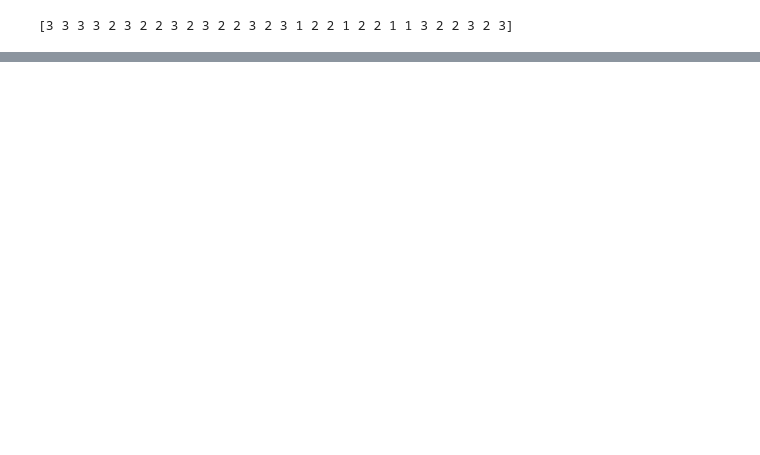
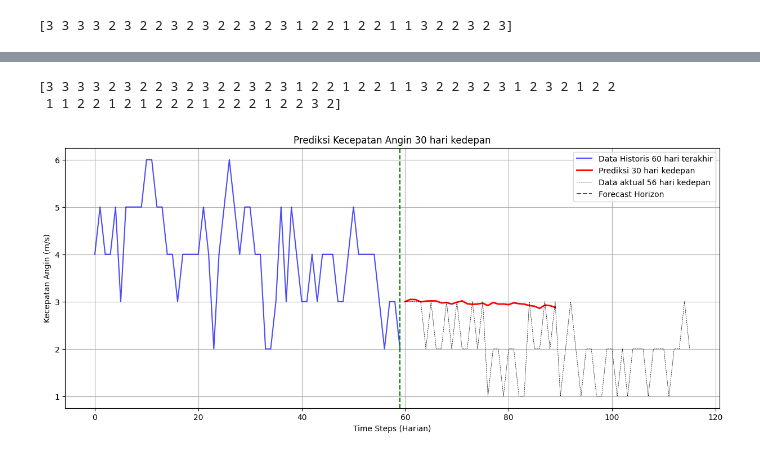
Before and after one commit to mahadidn/wind-speed-forecasting, a Jupyter notebook: code/multioutput_bilstm_att_univariate.ipynb, the cells around one changed output, grey strips where cells are left out. Drawn from its saved outputs; the diff is of its cells as text; code cells hidden in the pictures; blank space fills up the shorter version.

```diff
--- a/code/multioutput_bilstm_att_univariate.ipynb
+++ b/code/multioutput_bilstm_att_univariate.ipynb
@@ -500,0 +499,31 @@ plt.show()
+# %%
+# load csv untuk data aktual terbaru 30 hari kedepan
+next_56_actual = pd.read_csv('https://raw.githubusercontent.com/mahadidn/wind-speed-forecasting/refs/heads/main/datasets/next-56.csv')
+array_next_56_actual = next_56_actual['FF_AVG'].values
+print(array_next_56_actual)
+# %% [output]
+[3 3 3 3 2 3 2 2 3 2 3 2 2 3 2 3 1 2 2 1 2 2 1 1 3 2 2 3 2 3 1 2 3 2 1 2 2
+ 1 1 2 2 1 2 1 2 2 2 1 2 2 2 1 2 2 3 2]
+# %%
+# Plot prediksi masa depan
+plt.figure(figsize=(15, 6))
+
+# Plot beberapa data terakhir sebagai konteks
+context_data = latest_sequence_raw
+context_x = range(len(context_data))
+future_x = range(len(context_data), len(context_data) + len(next_30_forecast))
+actual_x = range(len(context_data), len(context_data) + len(array_next_56_actual))
+
+plt.plot(context_x, context_data, label='Data Historis 60 hari terakhir', color='blue', alpha=0.7)
+plt.plot(future_x, next_30_forecast, label='Prediksi 30 hari kedepan', color='red', linewidth=2)
+plt.plot(actual_x, array_next_56_actual, label='Data aktual 56 hari kedepan', color='black', linestyle='--', linewidth=0.5)
+plt.axvline(x=len(context_data)-1, color='green', linestyle='--', label='Forecast Horizon')
+
+plt.title('Prediksi Kecepatan Angin 30 hari kedepan')
+plt.xlabel('Time Steps (Harian)')
+plt.ylabel('Kecepatan Angin (m/s)')
+plt.legend()
+plt.grid(True)
+plt.show()
+# %% [output]
+[figure, added]
```
Also changed, not shown: parts of 7 cells of this notebook.
